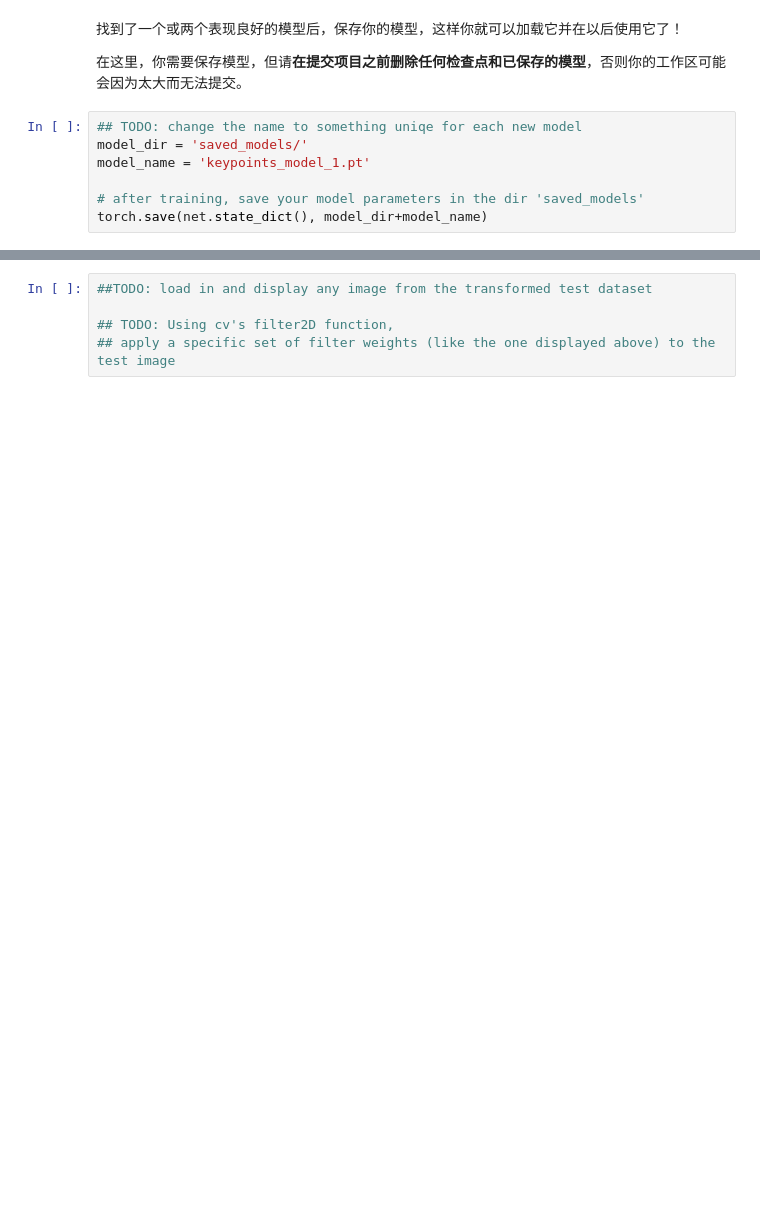
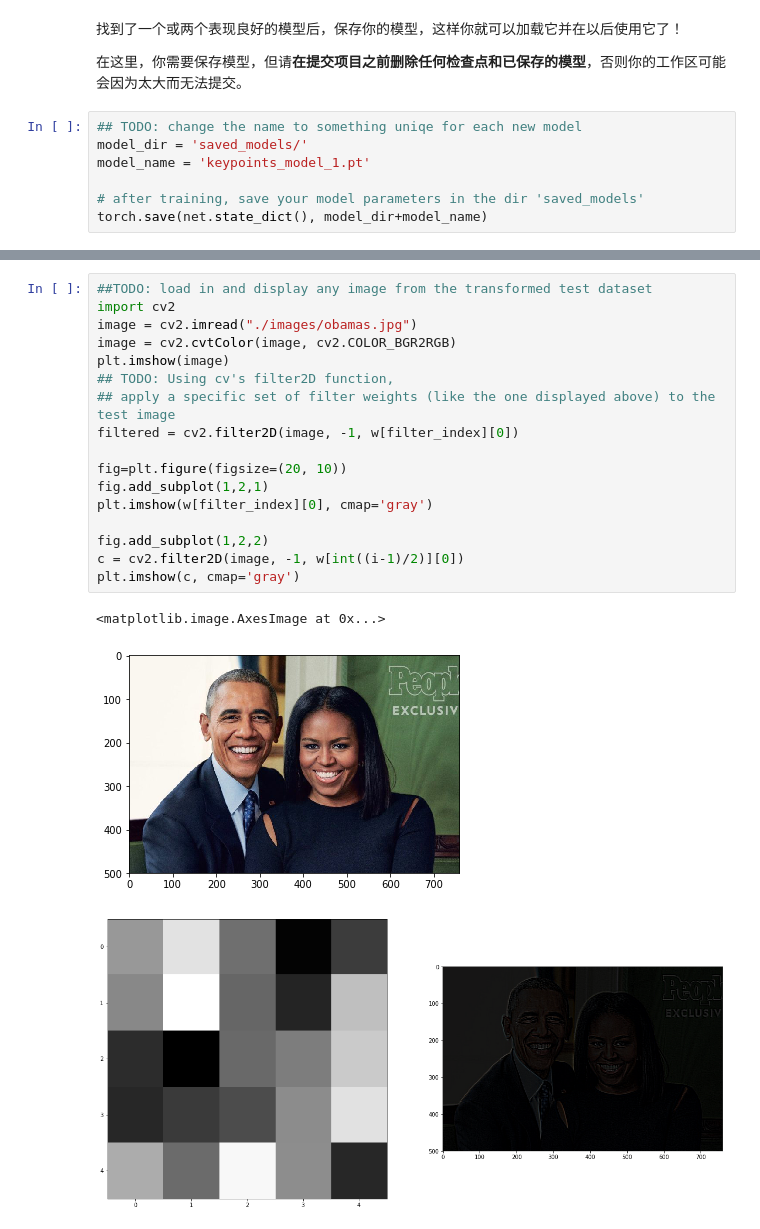
Before and after one commit to ketra21/Facial_Keypoint_Detection, a Jupyter notebook: 2. Define the Network Architecture-zh.ipynb, the cells around one changed output, grey strips where cells are left out. Cells and saved outputs as stored; diff of their text form; blank space fills up the shorter version.

```diff
--- a/2. Define the Network Architecture-zh.ipynb
+++ b/2. Define the Network Architecture-zh.ipynb
@@ -594,9 +557,25 @@ plt.imshow(w[filter_index][0], cmap='gray')
 ---
 # %%
 ##TODO: load in and display any image from the transformed test dataset
-
+import cv2
+image = cv2.imread("./images/obamas.jpg")
+image = cv2.cvtColor(image, cv2.COLOR_BGR2RGB)
+plt.imshow(image)
 ## TODO: Using cv's filter2D function,
 ## apply a specific set of filter weights (like the one displayed above) to the test image
+filtered = cv2.filter2D(image, -1, w[filter_index][0])
+
+fig=plt.figure(figsize=(20, 10))
+fig.add_subplot(1,2,1)
+plt.imshow(w[filter_index][0], cmap='gray')
+
+fig.add_subplot(1,2,2)
+c = cv2.filter2D(image, -1, w[int((i-1)/2)][0])
+plt.imshow(c, cmap='gray')
+# %% [output]
+<matplotlib.image.AxesImage at 0x...>
+[figure, added]
+[figure, added]
 # %% [markdown]
 ### 问题4：从已被训练的CNN中选择一个滤波器并将其应用于测试图像。你认为它会起到什么作用？你认为它会检测到哪种特征？
 
```
Also changed, not shown: parts of 20 cells of this notebook.
